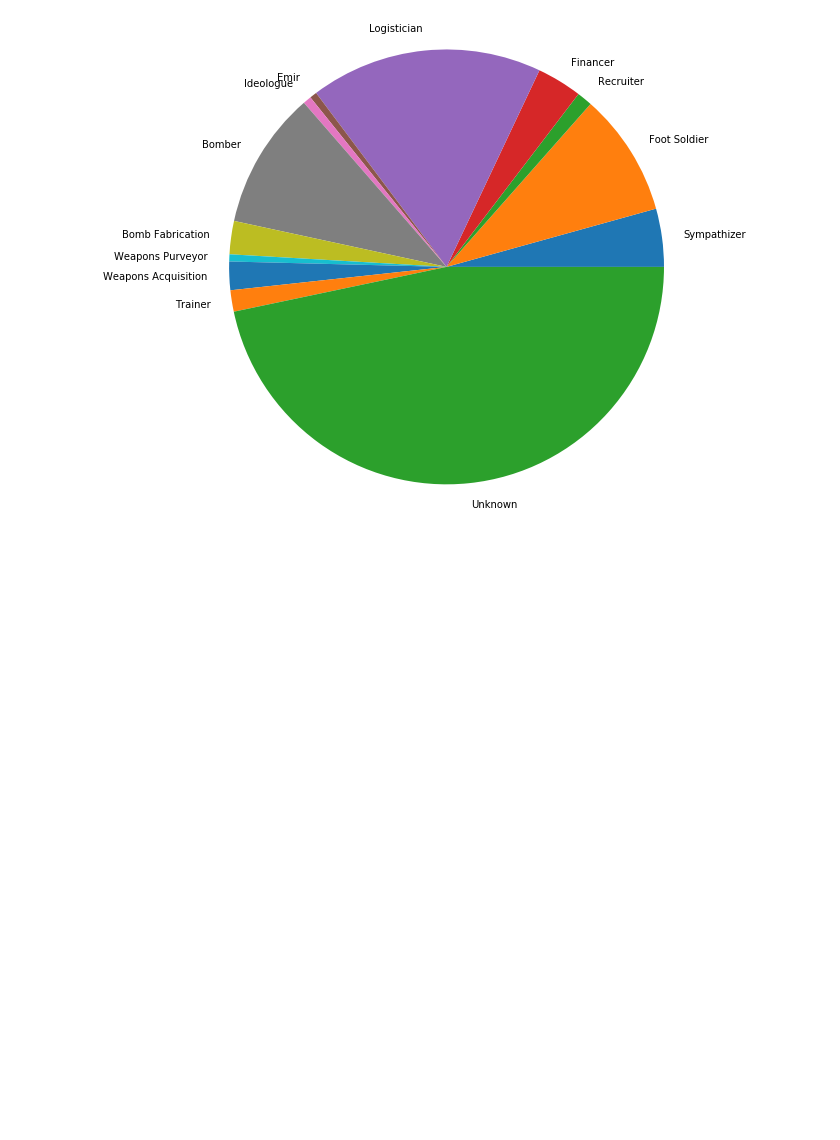
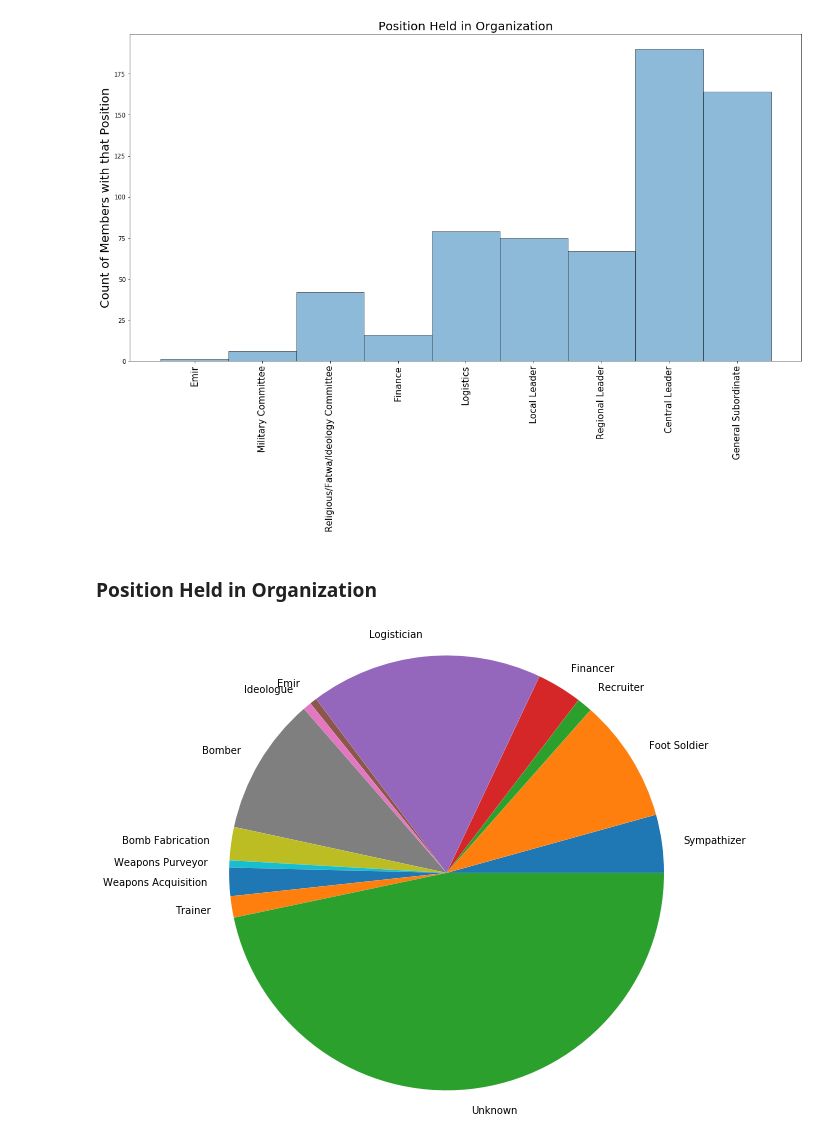
Before and after one commit to BlaHaws/Thinkful, a Jupyter notebook: Reports/AnalyticReport.ipynb, the cells around one changed output. Cells and saved outputs as stored; diff of their text form; code cells hidden in the pictures; blank space fills up the shorter version.

```diff
--- a/Reports/AnalyticReport.ipynb
+++ b/Reports/AnalyticReport.ipynb
@@ -51,3 +50,16 @@ plt.show()
+# %%
+pos_labels = ['Emir', 'Military Committee', 'Religious/Fatwa/Ideology Committee', 'Finance', 'Logistics', 'Local Leader', 'Regional Leader', 'Central Leader', 'General Subordinate']
+plt.figure(figsize=(20,10))
+plt.hist(df['Pos'].dropna(), bins=9, alpha=.5, edgecolor='black', align='right')
+plt.title('Position Held in Organization', size=20)
+plt.ylabel('Count of Members with that Position', size=20)
+plt.tick_params(labelrotation=.55)
+plt.xticks([1,2,3,4,5,6,7,8,9], pos_labels, rotation=90, size=15)
+plt.show()
+# %% [output]
+[figure, added]
+# %% [markdown]
+### Position Held in Organization
 # %%
 count1 = 0
 count2 = 0
```
Also changed, not shown: parts of 7 cells of this notebook.
